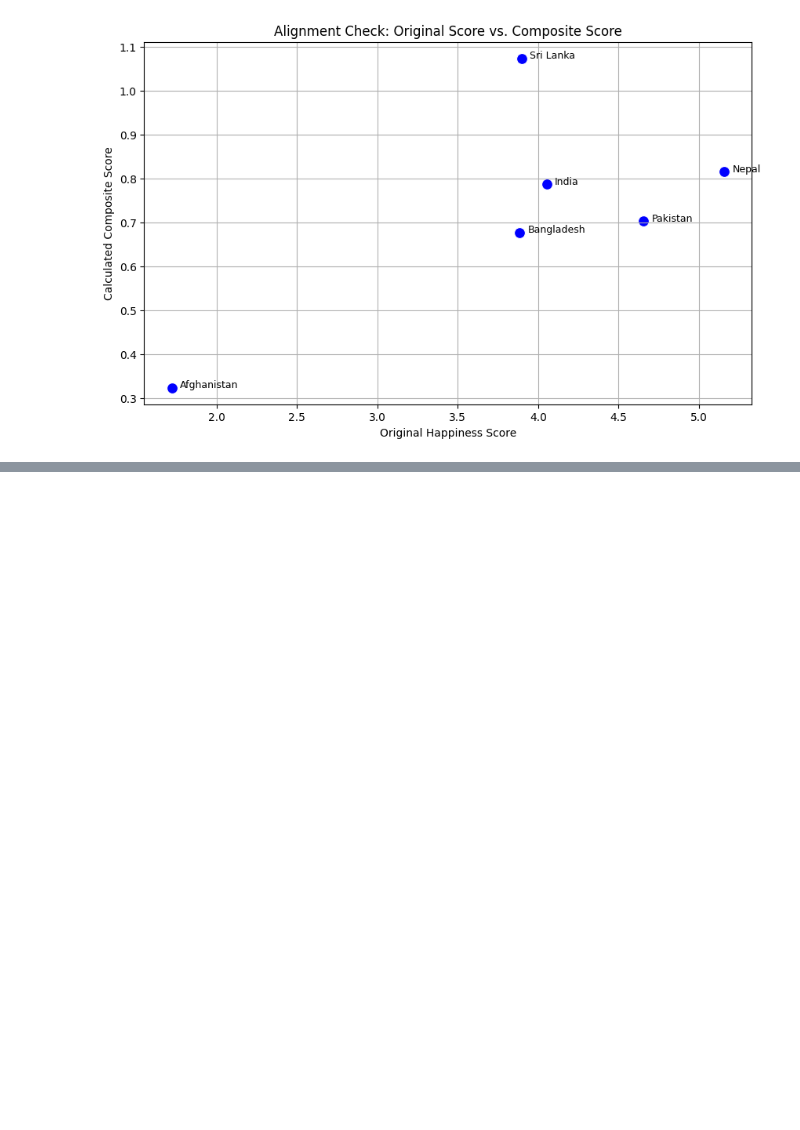
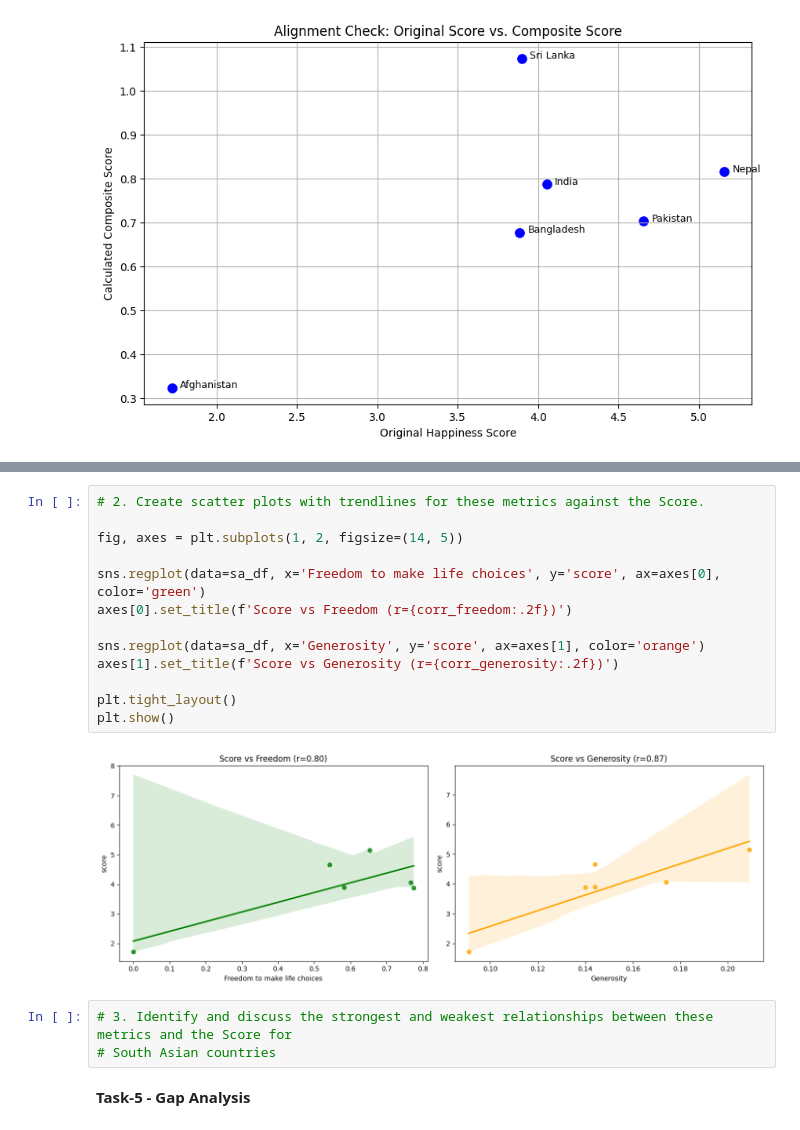
Before and after one commit to AaKkMe/2509866_DSA, a Jupyter notebook: 2509866_Aagman_Karki.ipynb, the cells around one changed output, grey strips where cells are left out. Drawn from its saved outputs; the diff is of its cells as text; blank space fills up the shorter version.

```diff
--- a/2509866_Aagman_Karki.ipynb
+++ b/2509866_Aagman_Karki.ipynb
@@ -257,0 +319,20 @@ Comparison of Rankings:
+# %%
+# 2. Create scatter plots with trendlines for these metrics against the Score.
+
+fig, axes = plt.subplots(1, 2, figsize=(14, 5))
+
+sns.regplot(data=sa_df, x='Freedom to make life choices', y='score', ax=axes[0], color='green')
+axes[0].set_title(f'Score vs Freedom (r={corr_freedom:.2f})')
+
+sns.regplot(data=sa_df, x='Generosity', y='score', ax=axes[1], color='orange')
+axes[1].set_title(f'Score vs Generosity (r={corr_generosity:.2f})')
+
+plt.tight_layout()
+plt.show()
+# %% [output]
+[figure, added]
+# %%
+# 3. Identify and discuss the strongest and weakest relationships between these metrics and the Score for
+# South Asian countries
+# %% [markdown]
+**Task-5 - Gap Analysis**
```
Also changed, not shown: parts of 26 cells of this notebook.
